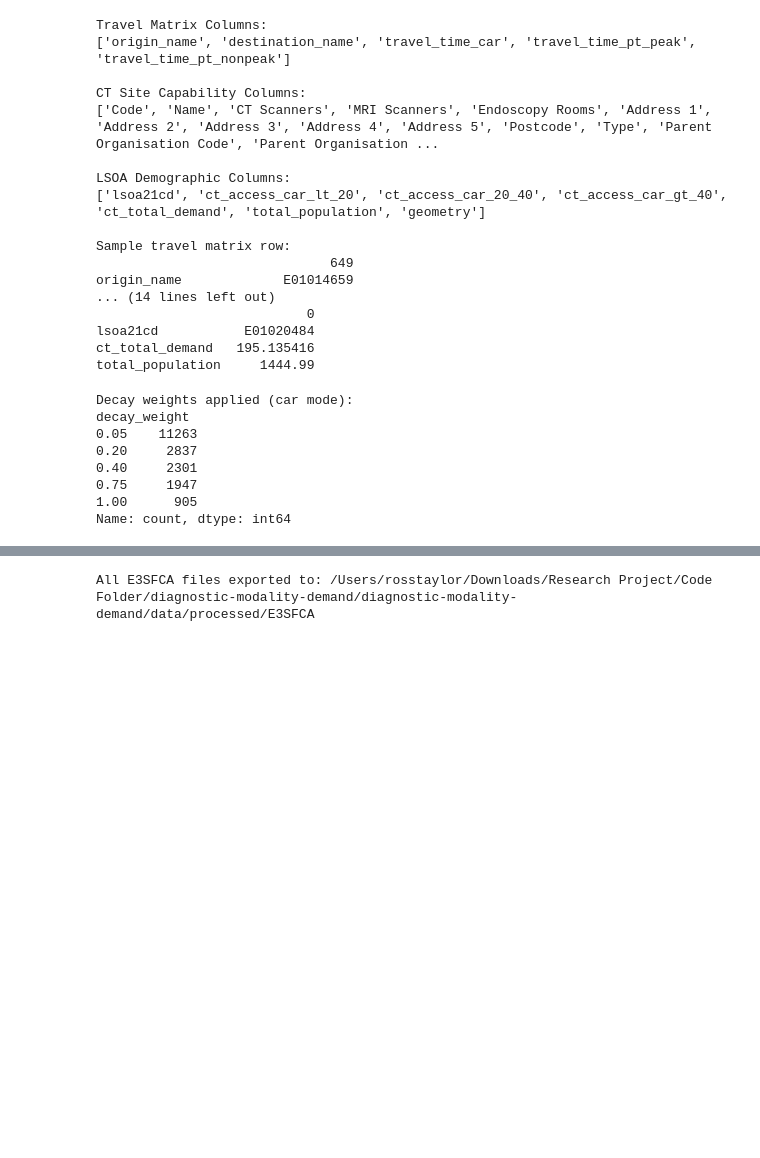
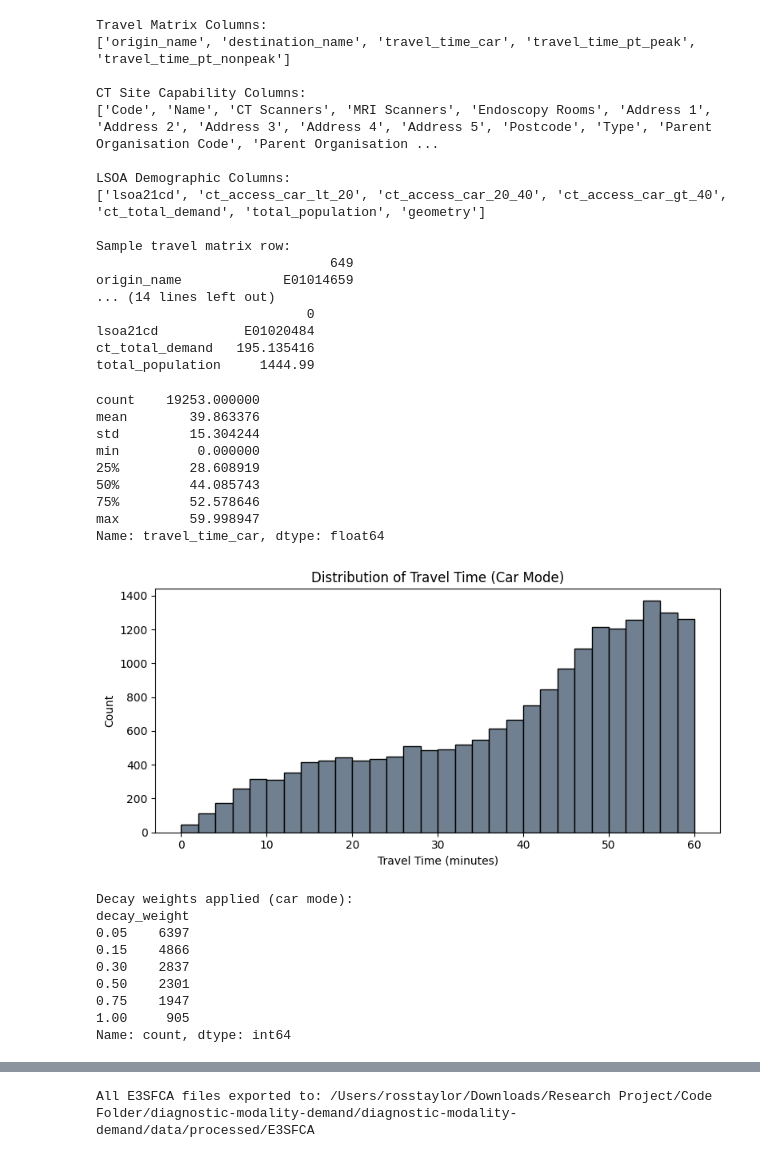
Before and after one commit to RossTylr/diagnostic-modality-demand, a Jupyter notebook: notebooks/05a_Enhanced_3-Step_Floating_Catchment_Area.ipynb, the cells around one changed output, grey strips where cells are left out. Cells and saved outputs as stored; diff of their text form; code cells hidden in the pictures; blank space fills up the shorter version.

```diff
--- a/notebooks/05a_Enhanced_3-Step_Floating_Catchment_Area.ipynb
+++ b/notebooks/05a_Enhanced_3-Step_Floating_Catchment_Area.ipynb
@@ -174,6 +174,30 @@ origin_name             E01014659
 lsoa21cd           E01020484
 ct_total_demand   195.135416
 total_population     1444.99
+# %%
+# Summary stats for car travel time
+print(df_travel_car["travel_time_car"].describe())
+
+# Histogram to visualise travel time spread
+plt.figure(figsize=(8, 4))
+df_travel_car["travel_time_car"].hist(bins=30, color="slategray", edgecolor="black")
+plt.title("Distribution of Travel Time (Car Mode)")
+plt.xlabel("Travel Time (minutes)")
+plt.ylabel("Count")
+plt.grid(False)
+plt.tight_layout()
+plt.show()
+# %% [output]
+count    19253.000000
+mean        39.863376
+std         15.304244
+min          0.000000
+25%         28.608919
+50%         44.085743
+75%         52.578646
+max         59.998947
+Name: travel_time_car, dtype: float64
+[figure, added]
 # %%
 # ----------------------------------------------------------
 # Step 5 – Apply Travel Time Decay Function (Car Mode, 0–40 min)
@@ -182,23 +206,30 @@ total_population     1444.99
 # Updated stepwise decay function (more granular across 0–40 min)
 def apply_decay_car(travel_time):
     """
-    Decay weights for car travel time:
+    Updated decay weights for car travel time:
     - 0–10 min: 1.0
     - 10–20 min: 0.75
-    - 20–30 min: 0.4
-    - 30–40 min: 0.2
-    - >40 min: 0.05
+    - 20–30 min: 0.5
+    - 30–40 min: 0.3
+    - 40–50 min: 0.15
+    - 50–60 min: 0.05
+    - >60 min: 0.01 (shouldn’t occur but included for robustness)
     """
     if travel_time <= 10:
         return 1.0
     elif travel_time <= 20:
         return 0.75
     elif travel_time <= 30:
-        return 0.4
+        return 0.5
     elif travel_time <= 40:
-        return 0.2
+        return 0.3
+    elif travel_time <= 50:
+        return 0.15
+    elif travel_time <= 60:
+        return 0.05
     else:
-        return 0.05
+        return 0.01
+
 
 # Apply decay weights to the filtered travel matrix (car mode)
 df_travel_car["decay_weight"] = df_travel_car["travel_time_car"].apply(apply_decay_car)
@@ -209,11 +240,12 @@ print(df_travel_car["decay_weight"].value_counts().sort_index())
 # %% [output]
 Decay weights applied (car mode):
 decay_weight
-0.05    11263
-0.20     2837
-0.40     2301
-0.75     1947
-1.00      905
+0.05    6397
+0.15    4866
+0.30    2837
+0.50    2301
+0.75    1947
+1.00     905
 Name: count, dtype: int64
 # %%
 # ----------------------------------------------------------
```
Also changed, not shown: parts of 6 cells of this notebook, 3 other files.
